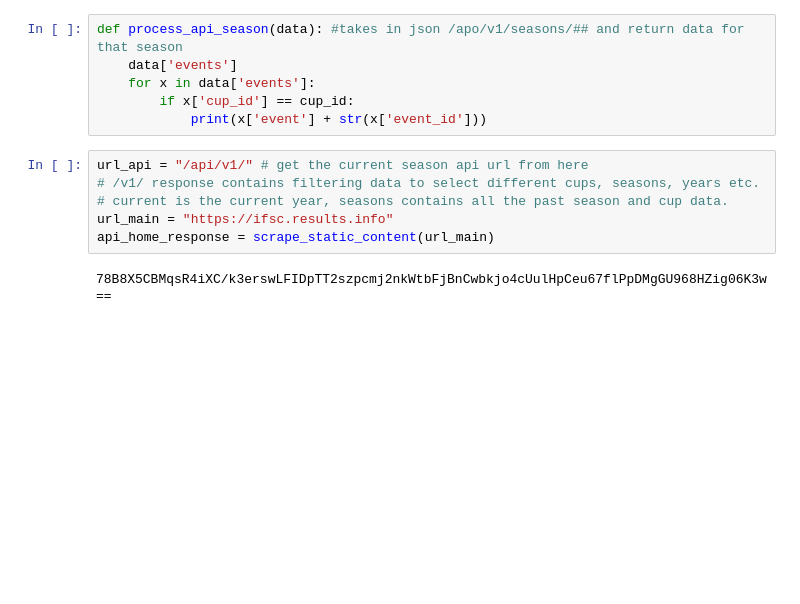
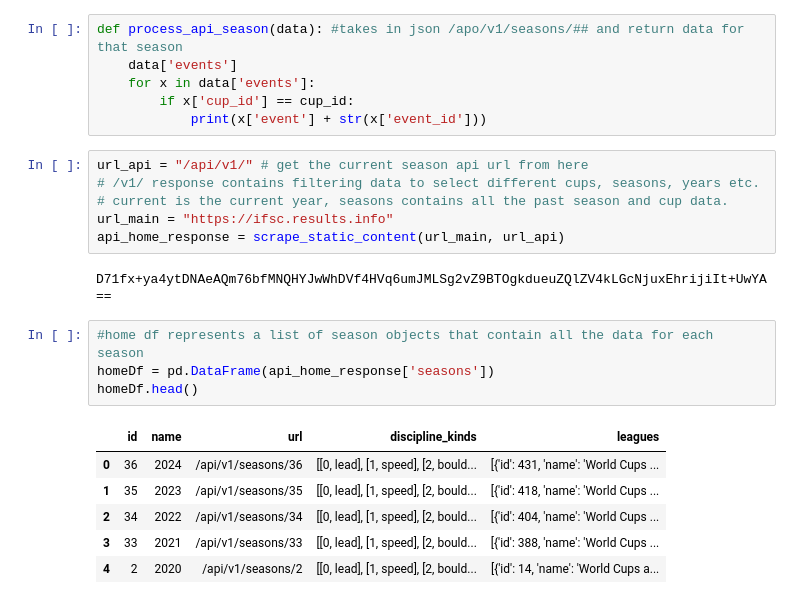
Before and after one commit to manhellis/ifsc-result-browser, a Jupyter notebook: py_load/compiled.ipynb, the cells around one changed output. Cells and saved outputs as stored; diff of their text form; blank space fills up the shorter version.

```diff
--- a/py_load/compiled.ipynb
+++ b/py_load/compiled.ipynb
@@ -79,6 +80,17 @@ url_api = "/api/v1/" # get the current season api url from here
 # /v1/ response contains filtering data to select different cups, seasons, years etc.
 # current is the current year, seasons contains all the past season and cup data.
 url_main = "https://ifsc.results.info"
-api_home_response = scrape_static_content(url_main)
+api_home_response = scrape_static_content(url_main, url_api)
 # %% [output]
-78B8X5CBMqsR4iXC/k3erswLFIDpTT2szpcmj2nkWtbFjBnCwbkjo4cUulHpCeu67flPpDMgGU968HZig06K3w==
+D71fx+ya4ytDNAeAQm76bfMNQHYJwWhDVf4HVq6umJMLSg2vZ9BTOgkdueuZQlZV4kLGcNjuxEhrijiIt+UwYA==
+# %%
+#home df represents a list of season objects that contain all the data for each season
+homeDf = pd.DataFrame(api_home_response['seasons'])
+homeDf.head()
+# %% [output]
+|  | id | name | url | discipline_kinds | leagues |
+| 0 | 36 | 2024 | /api/v1/seasons/36 | [[0, lead], [1, speed], [2, bould... | [{'id': 431, 'name': 'World Cups ... |
+| 1 | 35 | 2023 | /api/v1/seasons/35 | [[0, lead], [1, speed], [2, bould... | [{'id': 418, 'name': 'World Cups ... |
+| 2 | 34 | 2022 | /api/v1/seasons/34 | [[0, lead], [1, speed], [2, bould... | [{'id': 404, 'name': 'World Cups ... |
+| 3 | 33 | 2021 | /api/v1/seasons/33 | [[0, lead], [1, speed], [2, bould... | [{'id': 388, 'name': 'World Cups ... |
+| 4 | 2 | 2020 | /api/v1/seasons/2 | [[0, lead], [1, speed], [2, bould... | [{'id': 14, 'name': 'World Cups a... |
```
Also changed, not shown: parts of 10 cells of this notebook, 10 other files.
